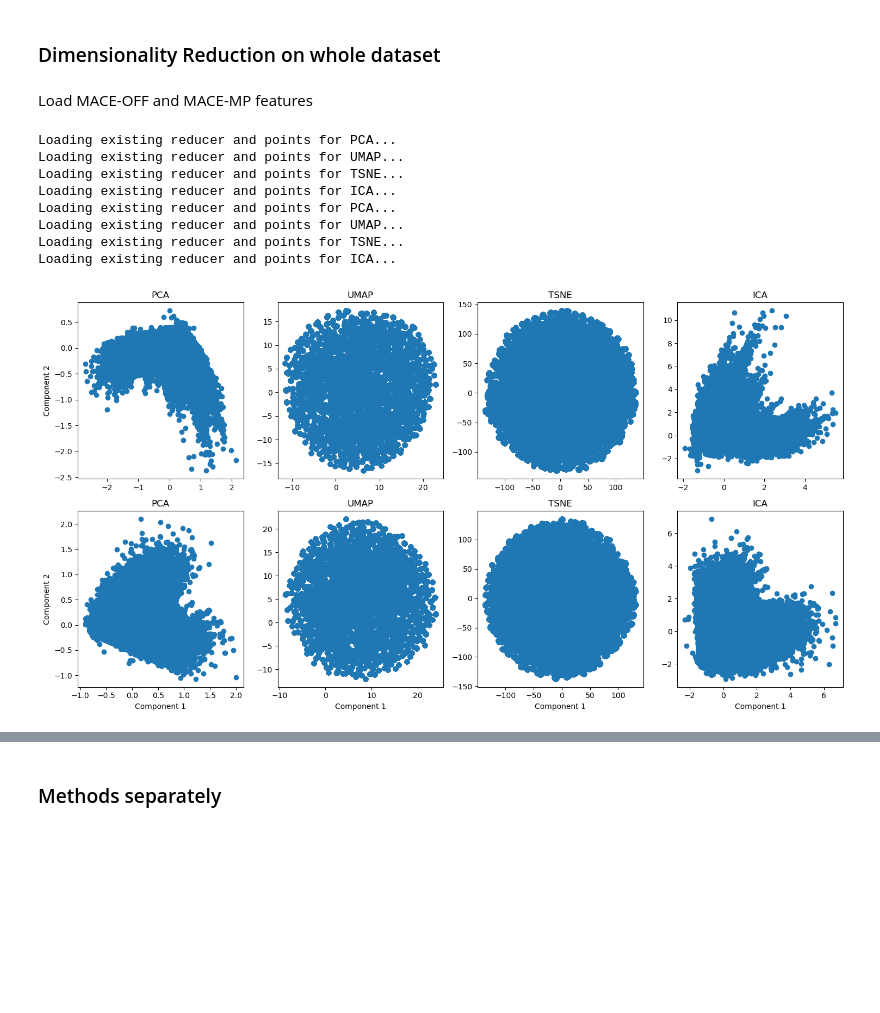
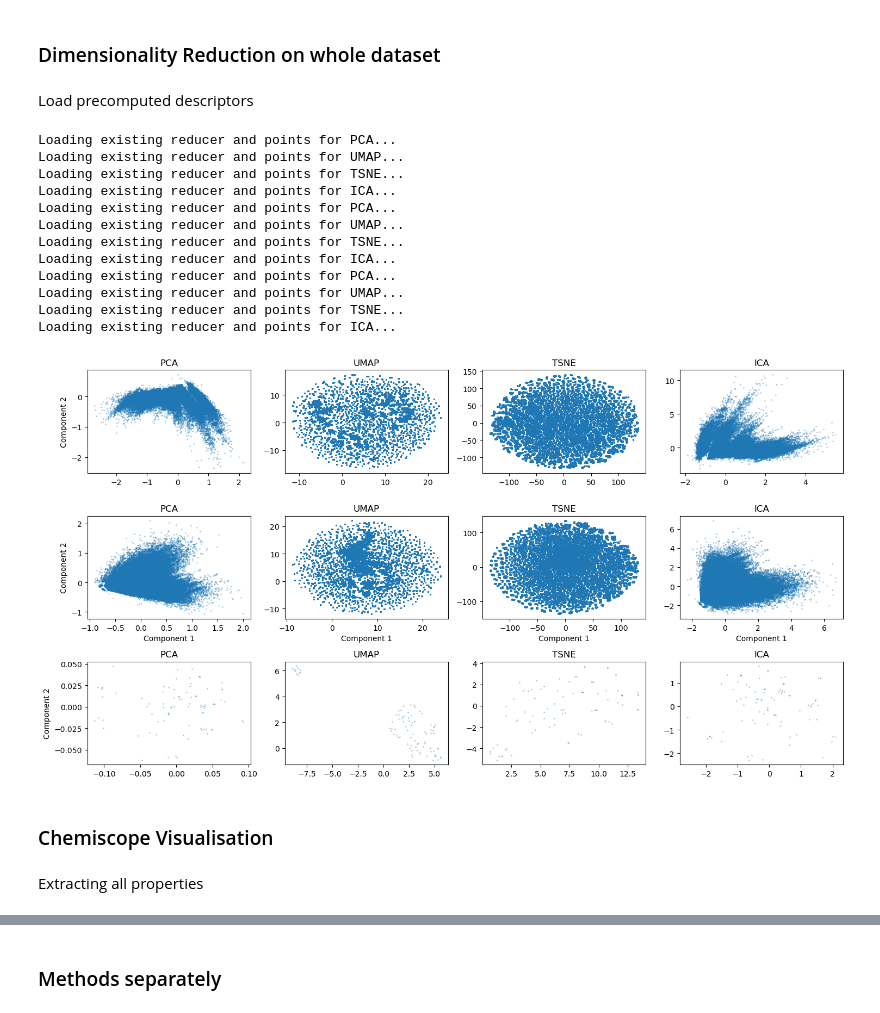
Before and after one commit to lab-cosmo/atomistic-cookbook, a Jupyter notebook: examples/chemiscope_auto/chemiscope_auto.ipynb, the cells around one changed output, grey strips where cells are left out. Drawn from its saved outputs; the diff is of its cells as text; code cells hidden in the pictures; blank space fills up the shorter version.

```diff
--- a/examples/chemiscope_auto/chemiscope_auto.ipynb
+++ b/examples/chemiscope_auto/chemiscope_auto.ipynb
@@ -125,3 +174,0 @@ Calculate MACE-OFF and MACE-MP features
-# %%
-mace_mp_features = compute_descriptors(frames, calculator_mace_mp)
-mace_off_features = compute_descriptors(frames, calculator_mace_off)
@@ -131 +175,5 @@ Computing descriptors
+# %%
+concatenated_features = np.concatenate(
+    (mace_off_features, mace_mp_features, soap_features), axis=1
+)
 # %%
@@ -165,16 +200,0 @@ concatenated_features = np.concatenate((mace_off_features, mace_mp_features), ax
-# %%
-fig, axes = plt.subplots(1, len(methods), figsize=(20, 5))
-
-for j, method in enumerate(methods):
-    ax = axes[j]
-    X_reduced, execution_time = dimensionality_reduction_analysis(
-        concatenated_features, method=method
-    )
-    ax.scatter(X_reduced[:, 0], X_reduced[:, 1], alpha=0.3, s=1)
-    ax.set_title(f"{method} ({execution_time:.3f} seconds)")
-    ax.set_xlabel("Component 1")
-    if j == 0:
-        ax.set_ylabel("Component 2")
-
-plt.tight_layout()
-plt.show()
@@ -187,47 +201,58 @@ ICA execution time: 0.00 seconds
 # %% [markdown]
 ### Dimensionality Reduction on whole dataset
-# %% [markdown]
-Load MACE-OFF and MACE-MP features
+# %% [markdown]
+Load precomputed descriptors
 # %%
-mace_mp_features_file = "data/descriptors_MACE_MP0_all.npy"
+mace_mp_features_file = os.path.join("data", "descriptors_MACE_MP0_all.npy")
 mace_mp_features = np.load(mace_mp_features_file)
 
-mace_off_features_file = "data/descriptors_MACE_OFF_all.npy"
+mace_off_features_file = os.path.join("data", "descriptors_MACE_OFF_all.npy")
 mace_off_features = np.load(mace_off_features_file)
+
+soap_features_file = os.path.join("data", "descriptors_SOAP_all.npy")
+soap_features = np.load(soap_features_file)
 # %%
-descriptors = [mace_off_features, mace_mp_features]
-descriptor_names = ["mace_off", "mace_mp"]
+descriptors = [mace_off_features, mace_mp_features, soap_features]
+descriptor_names = ["mace_off", "mace_mp", "soap"]
 
-fig, axes = plt.subplots(2, len(methods), figsize=(15, 8))
+fig, axes = plt.subplots(len(descriptors), len(methods), figsize=(15, 8))
 
 for i, descriptors in enumerate(descriptors):
     for j, method in enumerate(methods):
         ax = axes[i, j]
 
         print(f"Loading existing reducer and points for {method}...")
         descriptor = descriptor_names[i]
         reducer_path = os.path.join("data", f"{method}_{descriptor}_reducer.pkl")
         points_path = os.path.join("data", f"{method}_{descriptor}_points.npy")
 
         reducer = joblib.load(reducer_path)
         X_reduced = np.load(points_path)
 
-        ax.scatter(X_reduced[:, 0], X_reduced[:, 1])
+        ax.scatter(X_reduced[:, 0], X_reduced[:, 1], alpha=0.3, s=1)
         ax.set_title(method)
         if i == 1:
             ax.set_xlabel("Component 1")
         if j == 0:
             ax.set_ylabel("Component 2")
 
 plt.tight_layout()
 plt.show()
 # %% [output]
 Loading existing reducer and points for PCA...
 Loading existing reducer and points for UMAP...
 Loading existing reducer and points for TSNE...
 Loading existing reducer and points for ICA...
 Loading existing reducer and points for PCA...
 Loading existing reducer and points for UMAP...
 Loading existing reducer and points for TSNE...
 Loading existing reducer and points for ICA...
+Loading existing reducer and points for PCA...
+Loading existing reducer and points for UMAP...
+Loading existing reducer and points for TSNE...
+Loading existing reducer and points for ICA...
-[figure, old version]
+[figure, new version]
+# %% [markdown]
+### Chemiscope Visualisation
+# %% [markdown]
+Extracting all properties
```
Also changed, not shown: parts of 58 cells of this notebook, 14 other files.
